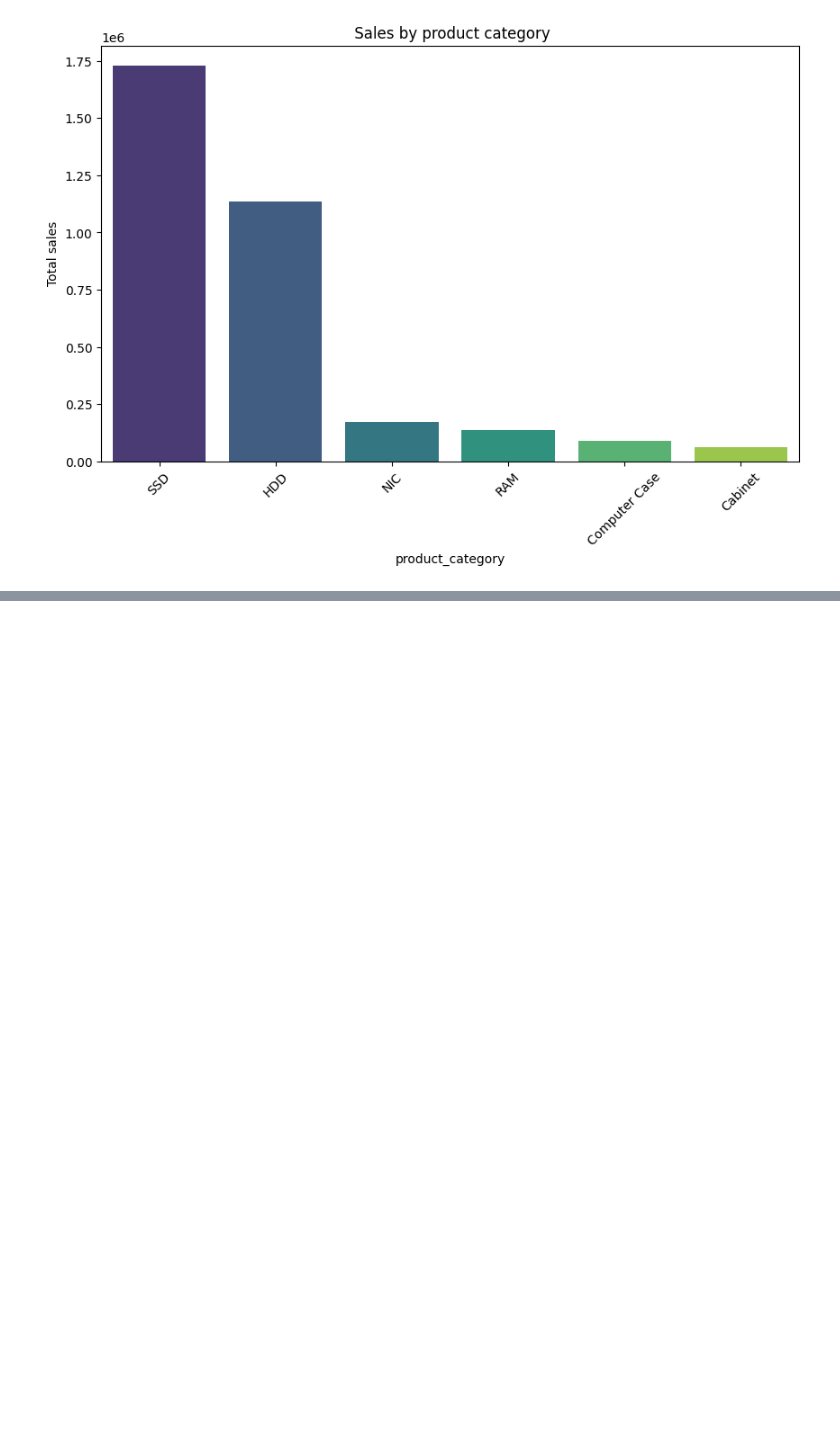
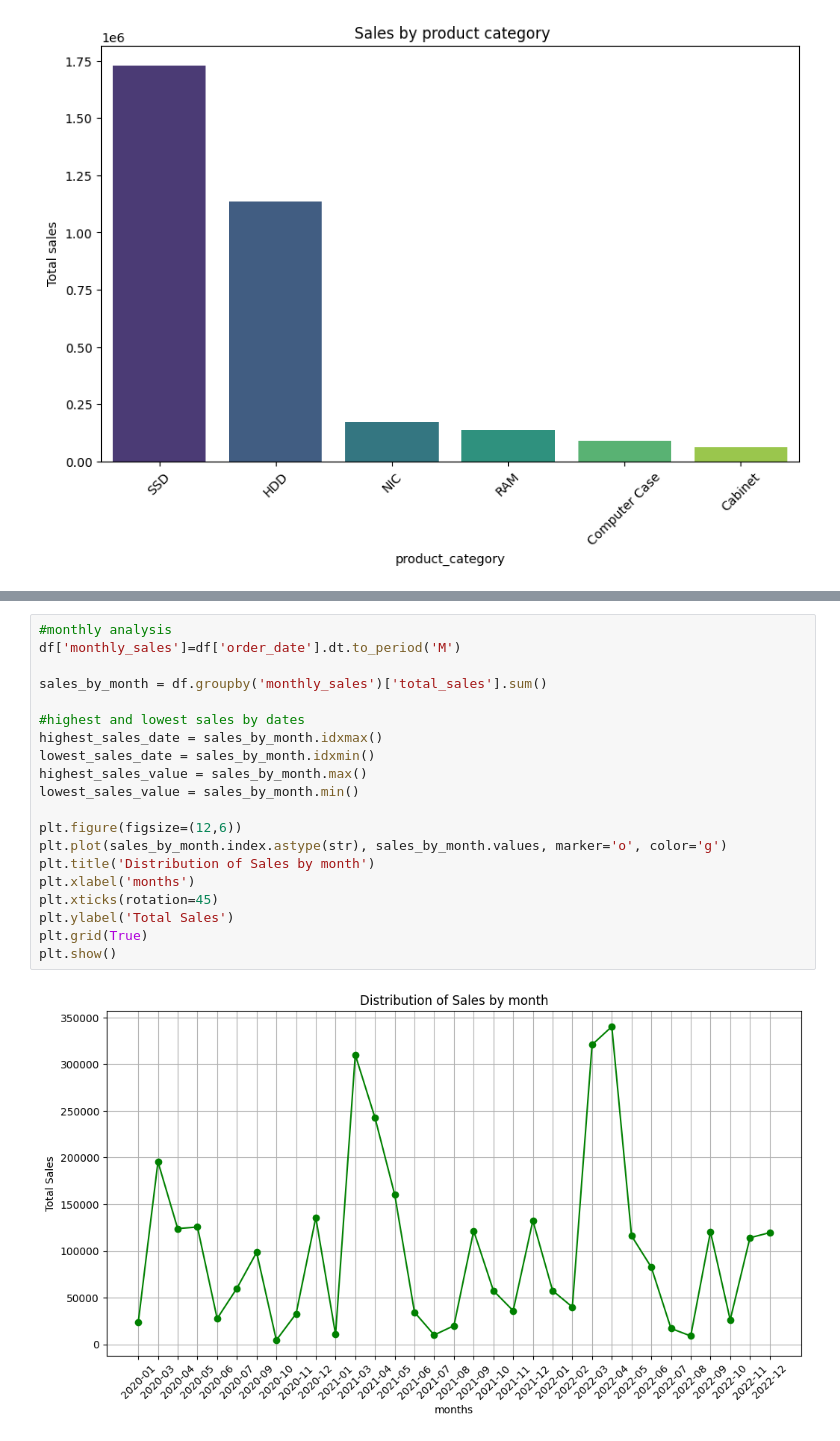
Before and after one commit to EGichuhi/Eunice-portfolio, a Jupyter notebook: ecomm_summary.ipynb, the cells around one changed output, grey strips where cells are left out. Drawn from its saved outputs; the diff is of its cells as text; blank space fills up the shorter version.

```diff
--- a/ecomm_summary.ipynb
+++ b/ecomm_summary.ipynb
@@ -168,0 +206,22 @@ plt.show()
+# %%
+#monthly analysis
+df['monthly_sales']=df['order_date'].dt.to_period('M')
+
+sales_by_month = df.groupby('monthly_sales')['total_sales'].sum()
+
+#highest and lowest sales by dates
+highest_sales_date = sales_by_month.idxmax()
+lowest_sales_date = sales_by_month.idxmin()
+highest_sales_value = sales_by_month.max()
+lowest_sales_value = sales_by_month.min()
+
+plt.figure(figsize=(12,6))
+plt.plot(sales_by_month.index.astype(str), sales_by_month.values, marker='o', color='g')
+plt.title('Distribution of Sales by month')
+plt.xlabel('months')
+plt.xticks(rotation=45)
+plt.ylabel('Total Sales')
+plt.grid(True)
+plt.show()
+# %% [output]
+[figure, added]
```
Also changed, not shown: parts of 53 cells of this notebook.
